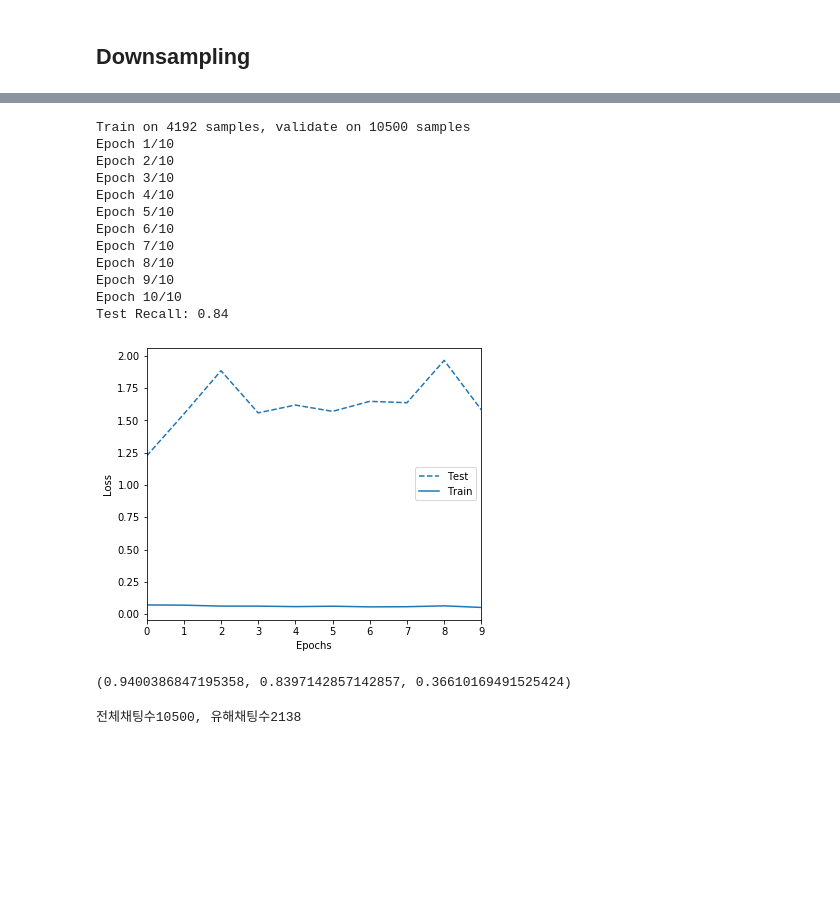
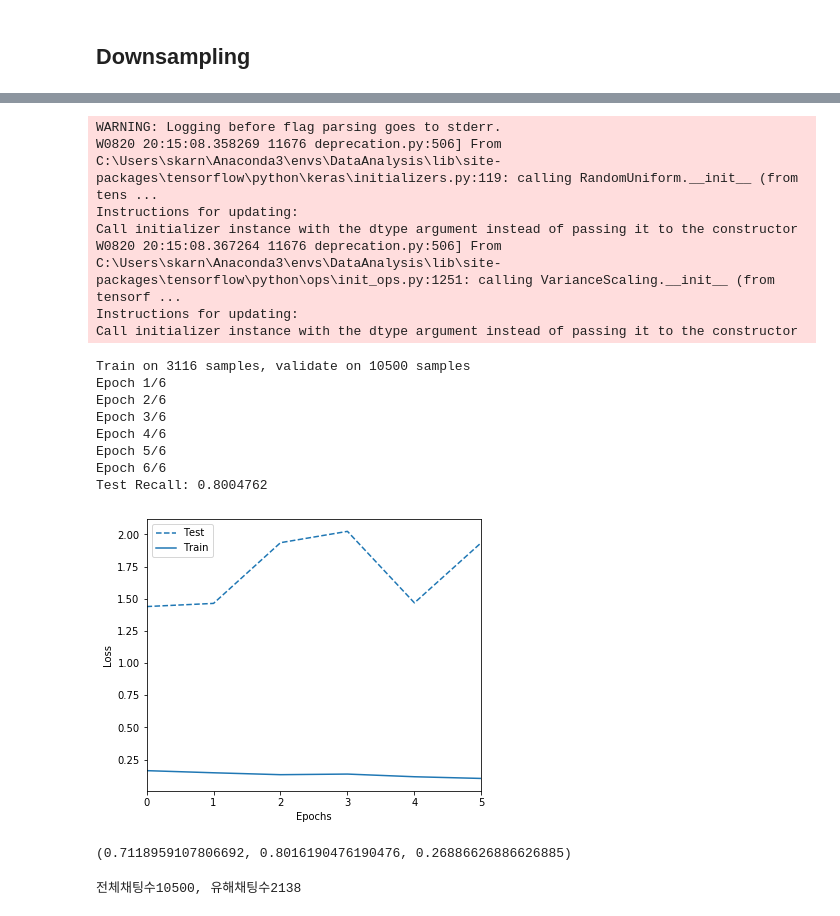
Before and after one commit to bigdata-3-group/korea-3, a Jupyter notebook: src/NLP/layer_experiment.ipynb, the cells around one changed output, grey strips where cells are left out. Drawn from its saved outputs; the diff is of its cells as text; code cells hidden in the pictures; blank space fills up the shorter version.

```diff
--- a/src/NLP/layer_experiment.ipynb
+++ b/src/NLP/layer_experiment.ipynb
@@ -159,7 +176,7 @@ model_up.save('../model/cnn_oversample.h5')
 # %% [markdown]
 ## Downsampling
 # %%
-down_X, down_y = RandomUnderSampler().fit_resample(chat, datasets.label)
+down_X, down_y = RandomUnderSampler().fit_resample(X_train, y_train)
 
 # 총 데이터 수 , 1 레이블 데이터 수
 len(down_y), down_y.sum()
@@ -168,7 +185,7 @@ len(down_y), down_y.sum()
 # %%
 model_down = keras.Sequential([
     keras.layers.Embedding(30000, 10),
-    keras.layers.Conv1D(64, 3, padding="same", activation=tf.nn.relu,),
+    keras.layers.Conv1D(64, 3, padding="same", activation=tf.nn.relu),
     keras.layers.Dropout(0.5),
     keras.layers.Conv1D(32, 3, padding="same", activation=tf.nn.relu),
     keras.layers.Dropout(0.5),
@@ -183,40 +200,44 @@ model_down = keras.Sequential([
     keras.layers.Dropout(0.5),
     keras.layers.Dense(2, activation=tf.nn.sigmoid)
 ])
+# %% [output]
+WARNING: Logging before flag parsing goes to stderr.
+W0820 20:15:08.358269 11676 deprecation.py:506] From C:\Users\skarn\Anaconda3\envs\DataAnalysis\lib\site-packages\tensorflow\python\keras\initializers.py:119: calling RandomUniform.__init__ (from tens ...
+Instructions for updating:
+Call initializer instance with the dtype argument instead of passing it to the constructor
+W0820 20:15:08.367264 11676 deprecation.py:506] From C:\Users\skarn\Anaconda3\envs\DataAnalysis\lib\site-packages\tensorflow\python\ops\init_ops.py:1251: calling VarianceScaling.__init__ (from tensorf ...
+Instructions for updating:
+Call initializer instance with the dtype argument instead of passing it to the constructor
 # %%
 model_down.compile(optimizer='adam',
               loss='binary_crossentropy',
               metrics=[tf.keras.metrics.Recall()])
 
 history = model_down.fit(down_X,
           pd.get_dummies(down_y),
-          epochs=10,
+          epochs=6,
           validation_data=(X_test, pd.get_dummies(y_test))
          )
 plot_loss(history)
 test_loss, test_acc = model_down.evaluate(X_test, pd.get_dummies(y_test))
 print('Test Recall:', test_acc)
 # %% [output]
-Train on 4192 samples, validate on 10500 samples
-Epoch 1/10
-Epoch 2/10
-Epoch 3/10
-Epoch 4/10
-Epoch 5/10
-Epoch 6/10
-Epoch 7/10
-Epoch 8/10
-Epoch 9/10
-Epoch 10/10
-Test Recall: 0.84
+Train on 3116 samples, validate on 10500 samples
+Epoch 1/6
+Epoch 2/6
+Epoch 3/6
+Epoch 4/6
+Epoch 5/6
+Epoch 6/6
+Test Recall: 0.8004762
-[figure, old version]
+[figure, new version]
 # %%
 #recall
 recall_score(y_test, model_down.predict_classes(X_test)), \
 accuracy_score(y_test, model_down.predict_classes(X_test)),\
 f1_score(y_test, model_down.predict_classes(X_test))
 # %% [output]
-(0.9400386847195358, 0.8397142857142857, 0.36610169491525424)
+(0.7118959107806692, 0.8016190476190476, 0.26886626886626885)
 # %%
 print('전체채팅수{}, 유해채팅수{}'.format(len(X_test),model_down.predict_classes(X_test).sum()))
 # %% [output]
```
Also changed, not shown: parts of 16 cells of this notebook, 1 other file.
